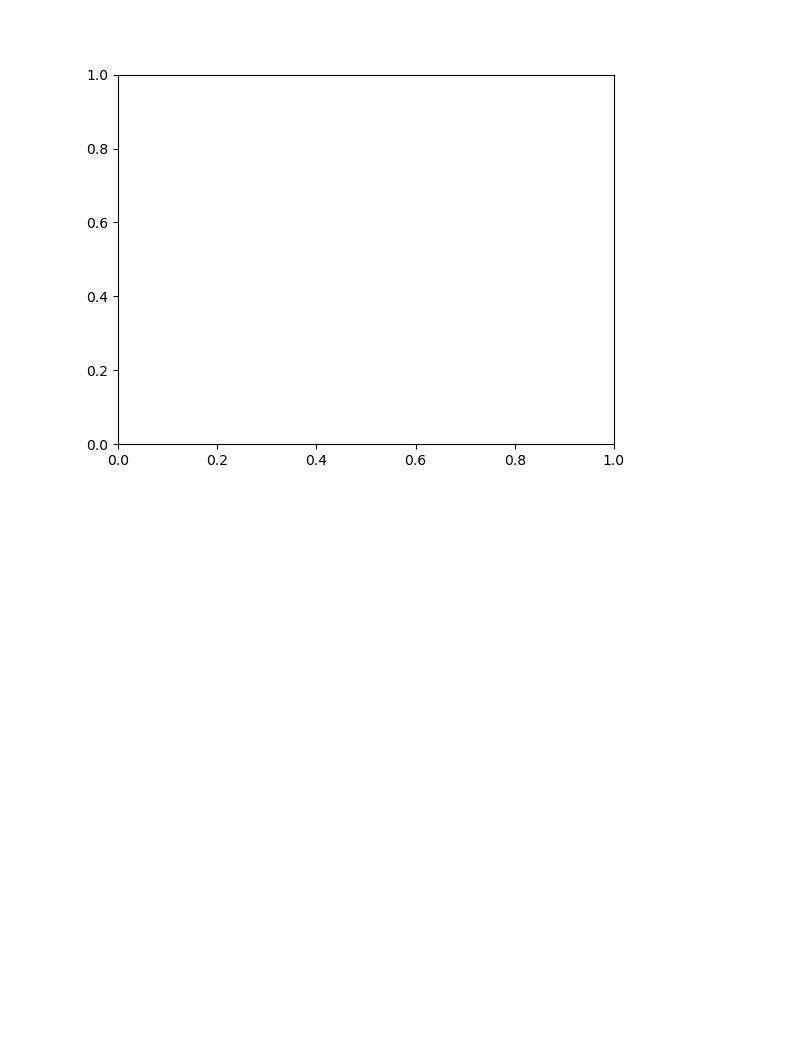
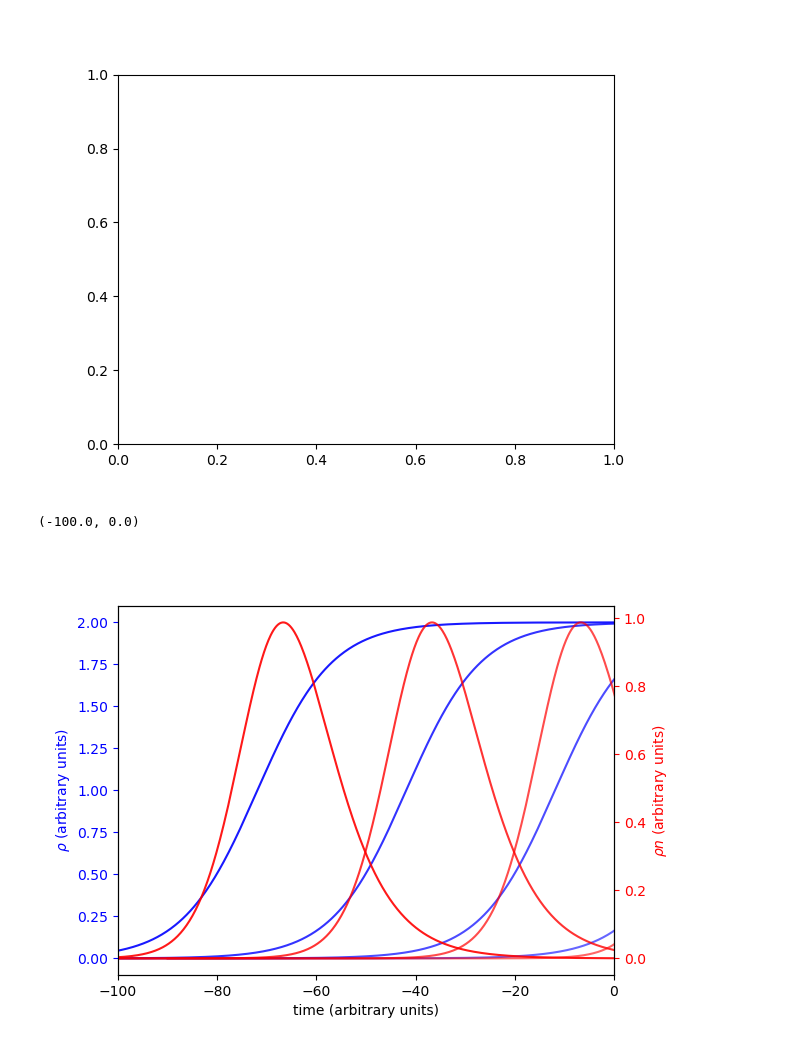
Before and after one commit to Cocopyth/local_amf, a Jupyter notebook: data/density_wave_equation.ipynb, the cells around one changed output. Drawn from its saved outputs; the diff is of its cells as text; code cells hidden in the pictures; blank space fills up the shorter version.

```diff
--- a/data/density_wave_equation.ipynb
+++ b/data/density_wave_equation.ipynb
@@ -156,0 +155,48 @@ len(x)
+# %%
+fig, ax = plt.subplots()
+ax2=ax.twinx()
+c =2.5
+def model(y,t):
+    dydt = [(1/(1-c))*y[0]*(1-y[1]),-1/c * y[0]]
+    return dydt
+# initial condition
+y0 = [0.0001,0.0001]
+
+# time points
+ta = np.linspace(0,150,1000)
+
+# solve ODE
+ya = odeint(model,y0,ta)
+
+# plot results
+tb = np.linspace(0,-30,1000)
+
+# solve ODE
+yb = odeint(model,y0,tb)
+
+
+# plot results
+shifts = [-90,-60,-30,0]
+alphas = [0.9,0.8,0.7,0.6,0.5]
+for index,shift in enumerate(shifts):
+    ind = 0
+    y1 = np.flip(np.concatenate((np.flip(yb[:,ind]),ya[:,ind])))
+    ax.plot(np.flip(np.concatenate((np.flip(tb),ta))-60+shift),np.flip(y2),label=f'c = {int(c*10)/10}',color="blue",alpha = alphas[index])
+
+    ind = 1
+    y2 = np.flip(np.concatenate((np.flip(yb[:,ind]),ya[:,ind])))
+    ax2.plot(np.flip(np.concatenate((np.flip(tb),ta))-60+shift),np.flip(y1*y2),label=f'c = {int(c*10)/10}',color="red",alpha = alphas[index])
+
+ax.set_xlabel('z')
+ax.set_ylabel('P(z)')
+ax2.set_ylabel('N(z)')
+ax.set_xlabel('time (arbitrary units)')
+ax.set_ylabel(r'$\rho$ (arbitrary units)',color='blue')
+ax2.set_ylabel(r'$\rho n$ (arbitrary units)',color='red')
+ax.tick_params(axis='y', colors='blue')
+ax2.tick_params(axis='y', colors='red')
+
+ax.set_xlim((-100,0))
+# %% [output]
+(-100.0, 0.0)
+[figure, added]
```
Also changed, not shown: parts of 5 cells of this notebook, 26 other files.
